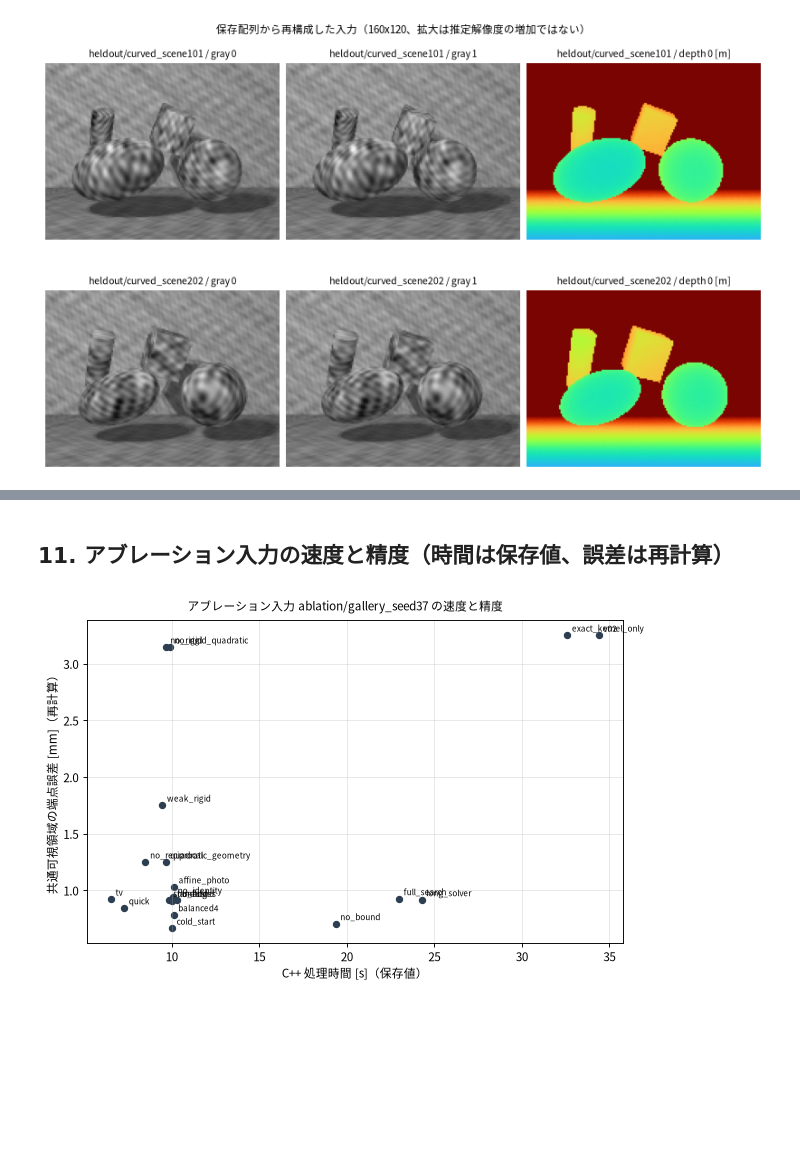
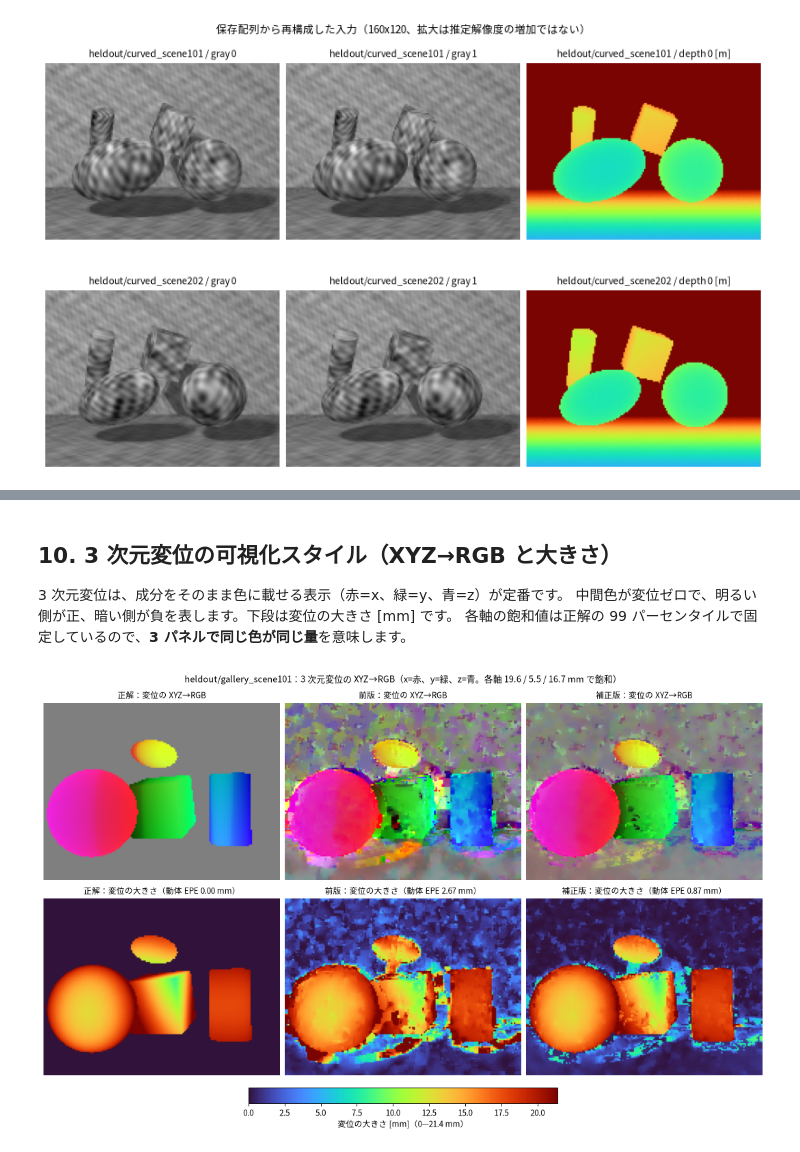
Before and after one commit to yuki-inaho/rgbd_sceneflow_sandbox, a Jupyter notebook: notebooks/01_scene_flow_v03_reproduction.ipynb, the cells around one changed output, grey strips where cells are left out. Drawn from its saved outputs; the diff is of its cells as text; code cells hidden in the pictures; blank space fills up the shorter version.

```diff
--- a/notebooks/01_scene_flow_v03_reproduction.ipynb
+++ b/notebooks/01_scene_flow_v03_reproduction.ipynb
@@ -353,7 +319,11 @@ assert worst <= 1e-9, "凍結集計と一致しません"
 # %% [markdown]
-## 11. アブレーション入力の速度と精度（時間は保存値、誤差は再計算）
+## 10. 3 次元変位の可視化スタイル（XYZ→RGB と大きさ）
+
+3 次元変位は、成分をそのまま色に載せる表示（赤=x、緑=y、青=z）が定番です。
+中間色が変位ゼロで、明るい側が正、暗い側が負を表します。下段は変位の大きさ [mm] です。
+各軸の飽和値は正解の 99 パーセンタイルで固定しているので、**3 パネルで同じ色が同じ量**を意味します。
 # %%
-figures.figure_speed_accuracy(figures.ablation_case())
+figures.show(figures.figure_scene_flow_styles(view_case))
 # %% [output]
-[figure, old version]
+[figure, new version]
 # %% [markdown]
```
Also changed, not shown: parts of 32 cells of this notebook, 12 other files.
